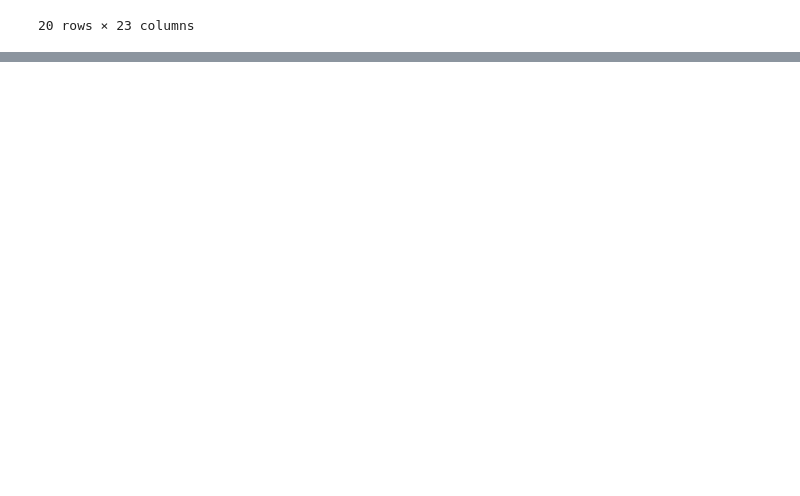
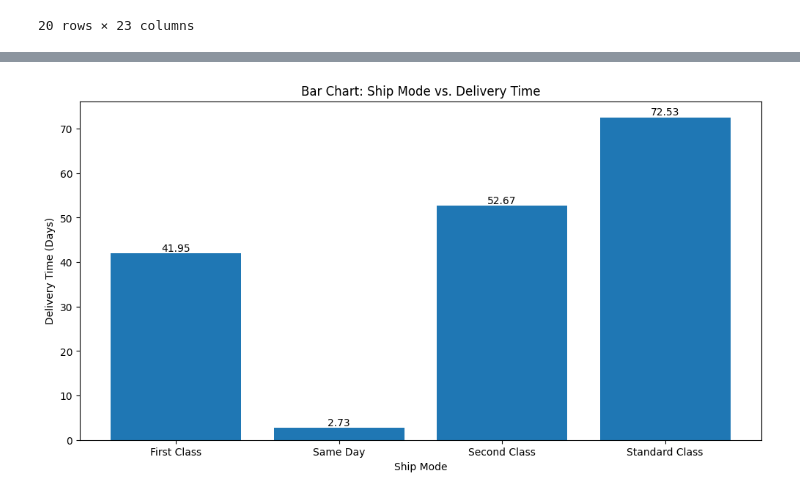
Before and after one commit to Krittapad12348/Superstore_Analysis, a Jupyter notebook: superstore_python.ipynb, the cells around one changed output, grey strips where cells are left out. Drawn from its saved outputs; the diff is of its cells as text; code cells hidden in the pictures; blank space fills up the shorter version.

```diff
--- a/superstore_python.ipynb
+++ b/superstore_python.ipynb
@@ -317,0 +362,12 @@ ss[ss['delivery time'] == timedelta(days=-320)]
+# %%
+Segment_Del = ss.groupby("Ship Mode")["delivery time"].mean().to_frame().reset_index()
+plt.figure(figsize=(12,6))
+plt.bar(Segment_Del['Ship Mode'], Segment_Del['delivery time'])
+plt.xlabel('Ship Mode')
+plt.ylabel('Delivery Time (Days)')
+plt.title('Bar Chart: Ship Mode vs. Delivery Time')
+for index, value in enumerate(Segment_Del['delivery time']):
+    plt.text(index, value, f'{value:.2f}', ha='center', va='bottom', fontsize=10)
+plt.show()
+# %% [output]
+[figure, added]
```
Also changed, not shown: parts of 18 cells of this notebook.
